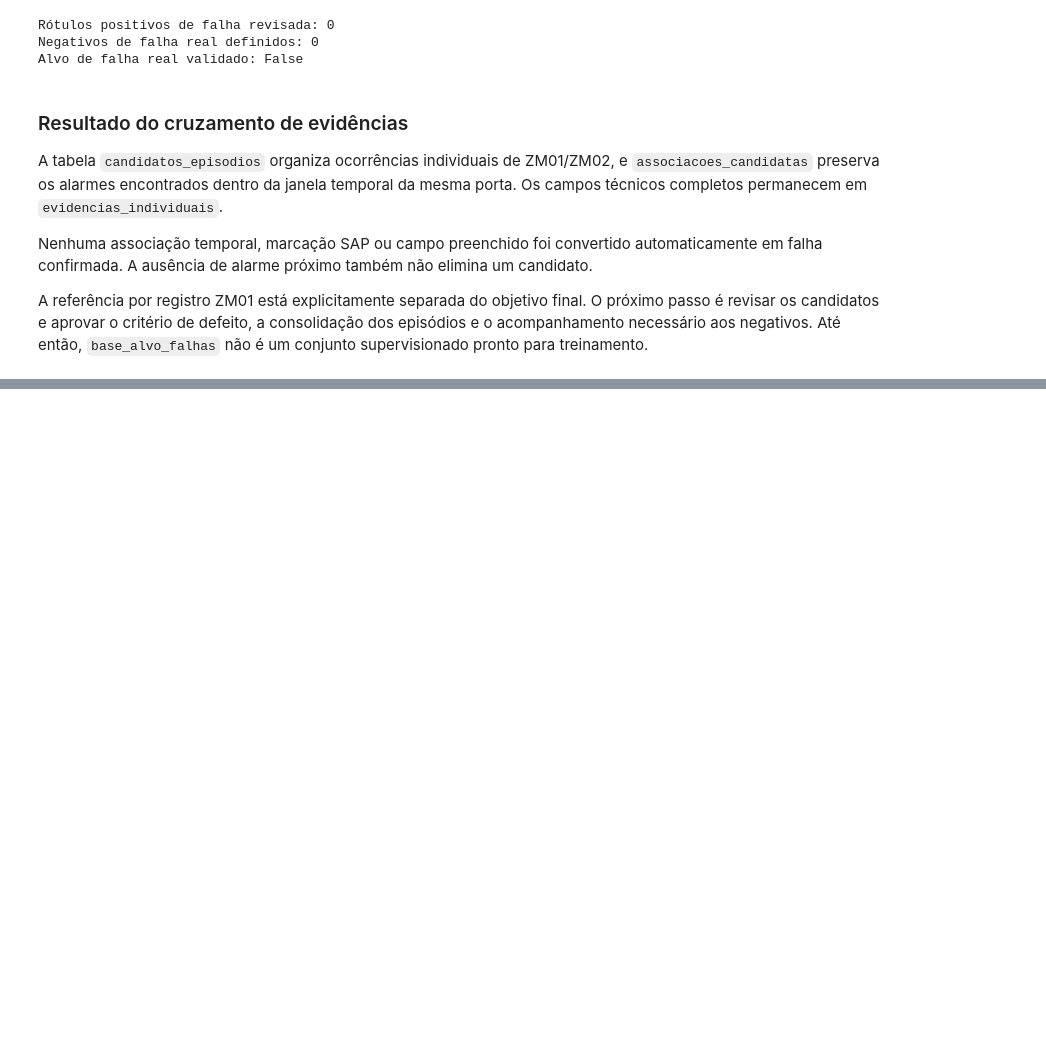
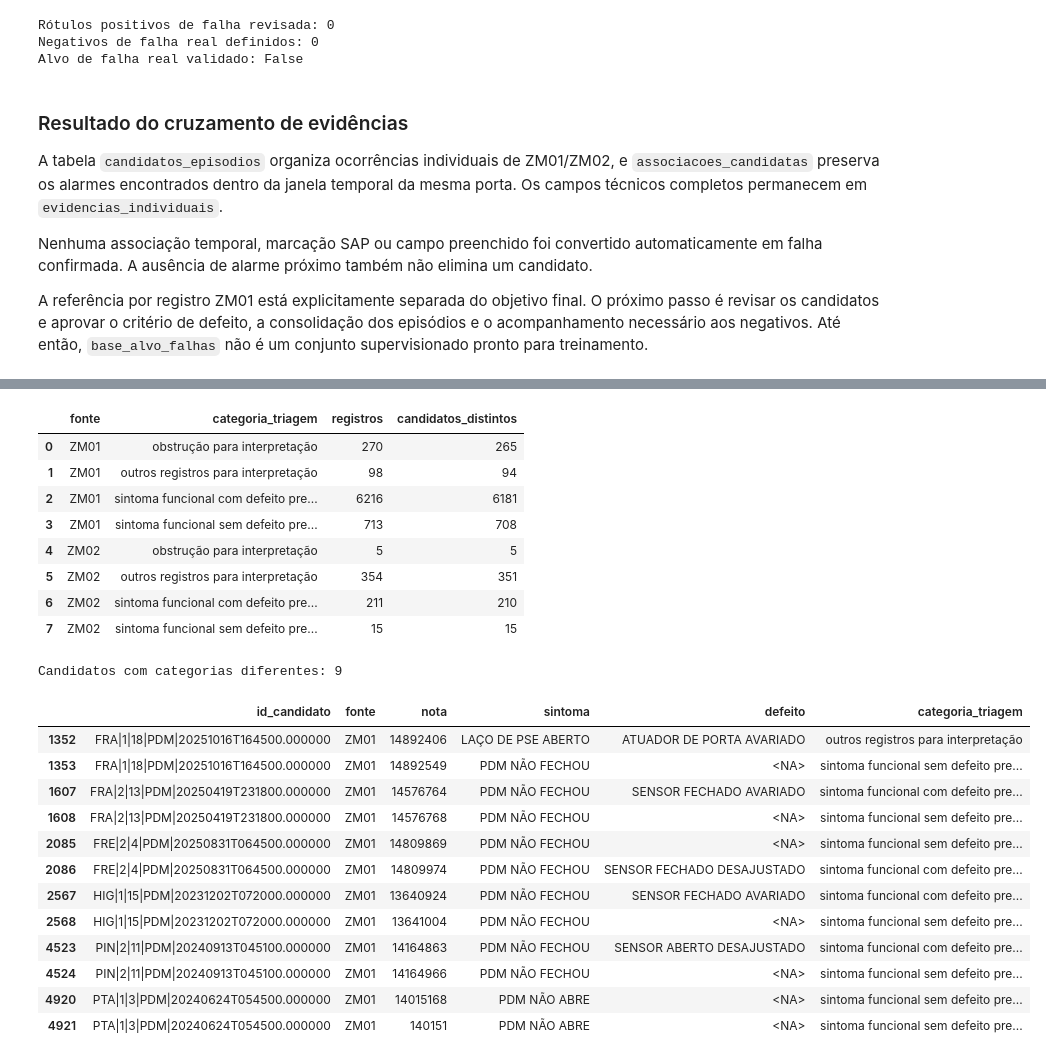
Before and after one commit to joaocardosodias/Lumem, a Jupyter notebook: models/modelo-rnn-1/01-criacao-tabela-mestra.ipynb, the cells around one changed output, grey strips where cells are left out. Drawn from its saved outputs; the diff is of its cells as text; code cells hidden in the pictures; blank space fills up the shorter version.

```diff
--- a/models/modelo-rnn-1/01-criacao-tabela-mestra.ipynb
+++ b/models/modelo-rnn-1/01-criacao-tabela-mestra.ipynb
@@ -3559,0 +3630,46 @@ A referência por registro ZM01 está explicitamente separada do objetivo final.
+# %%
+resumo_triagem = (
+    triagem_registros.groupby(["fonte", "categoria_triagem"])
+    .agg(
+        registros=("id_candidato", "size"),
+        candidatos_distintos=("id_candidato", "nunique"),
+    )
+    .reset_index()
+)
+display(resumo_triagem)
+
+categorias_por_candidato = (
+    triagem_registros.groupby("id_candidato")["categoria_triagem"].nunique()
+)
+ids_com_variantes = categorias_por_candidato.loc[categorias_por_candidato.gt(1)].index
+variantes_para_revisar = triagem_registros.loc[
+    triagem_registros["id_candidato"].isin(ids_com_variantes),
+    ["id_candidato", "fonte", "nota", "sintoma", "defeito", "categoria_triagem"],
+].sort_values(["id_candidato", "fonte"])
+
+print("Candidatos com categorias diferentes:", len(ids_com_variantes))
+display(variantes_para_revisar.head(12))
+# %% [output]
+|  | fonte | categoria_triagem | registros | candidatos_distintos |
+| 0 | ZM01 | obstrução para interpretação | 270 | 265 |
+| 1 | ZM01 | outros registros para interpretação | 98 | 94 |
+| 2 | ZM01 | sintoma funcional com defeito pre... | 6216 | 6181 |
+| 3 | ZM01 | sintoma funcional sem defeito pre... | 713 | 708 |
+| 4 | ZM02 | obstrução para interpretação | 5 | 5 |
+| 5 | ZM02 | outros registros para interpretação | 354 | 351 |
+| 6 | ZM02 | sintoma funcional com defeito pre... | 211 | 210 |
+| 7 | ZM02 | sintoma funcional sem defeito pre... | 15 | 15 |
+Candidatos com categorias diferentes: 9
+|  | id_candidato | fonte | nota | sintoma | defeito | categoria_triagem |
+| 1352 | FRA|1|18|PDM|20251016T164500.000000 | ZM01 | 14892406 | LAÇO DE PSE ABERTO | ATUADOR DE PORTA AVARIADO | outros registros para interpretação |
+| 1353 | FRA|1|18|PDM|20251016T164500.000000 | ZM01 | 14892549 | PDM NÃO FECHOU | <NA> | sintoma funcional sem defeito pre... |
+| 1607 | FRA|2|13|PDM|20250419T231800.000000 | ZM01 | 14576764 | PDM NÃO FECHOU | SENSOR FECHADO AVARIADO | sintoma funcional com defeito pre... |
+| 1608 | FRA|2|13|PDM|20250419T231800.000000 | ZM01 | 14576768 | PDM NÃO FECHOU | <NA> | sintoma funcional sem defeito pre... |
+| 2085 | FRE|2|4|PDM|20250831T064500.000000 | ZM01 | 14809869 | PDM NÃO FECHOU | <NA> | sintoma funcional sem defeito pre... |
+| 2086 | FRE|2|4|PDM|20250831T064500.000000 | ZM01 | 14809974 | PDM NÃO FECHOU | SENSOR FECHADO DESAJUSTADO | sintoma funcional com defeito pre... |
+| 2567 | HIG|1|15|PDM|20231202T072000.000000 | ZM01 | 13640924 | PDM NÃO FECHOU | SENSOR FECHADO AVARIADO | sintoma funcional com defeito pre... |
+| 2568 | HIG|1|15|PDM|20231202T072000.000000 | ZM01 | 13641004 | PDM NÃO FECHOU | <NA> | sintoma funcional sem defeito pre... |
+| 4523 | PIN|2|11|PDM|20240913T045100.000000 | ZM01 | 14164863 | PDM NÃO FECHOU | SENSOR ABERTO DESAJUSTADO | sintoma funcional com defeito pre... |
+| 4524 | PIN|2|11|PDM|20240913T045100.000000 | ZM01 | 14164966 | PDM NÃO FECHOU | <NA> | sintoma funcional sem defeito pre... |
+| 4920 | PTA|1|3|PDM|20240624T054500.000000 | ZM01 | 14015168 | PDM NÃO ABRE | <NA> | sintoma funcional sem defeito pre... |
+| 4921 | PTA|1|3|PDM|20240624T054500.000000 | ZM01 | 140151 | PDM NÃO ABRE | <NA> | sintoma funcional sem defeito pre... |
```
Also changed, not shown: parts of 6 cells of this notebook.
